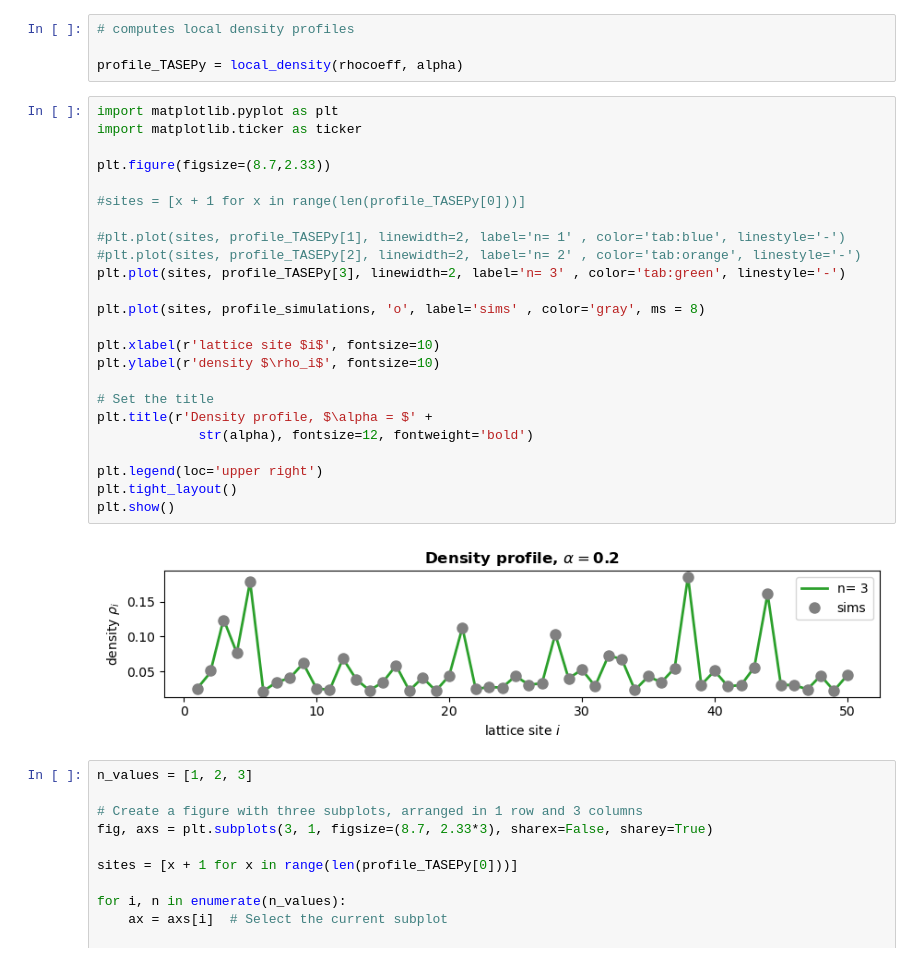
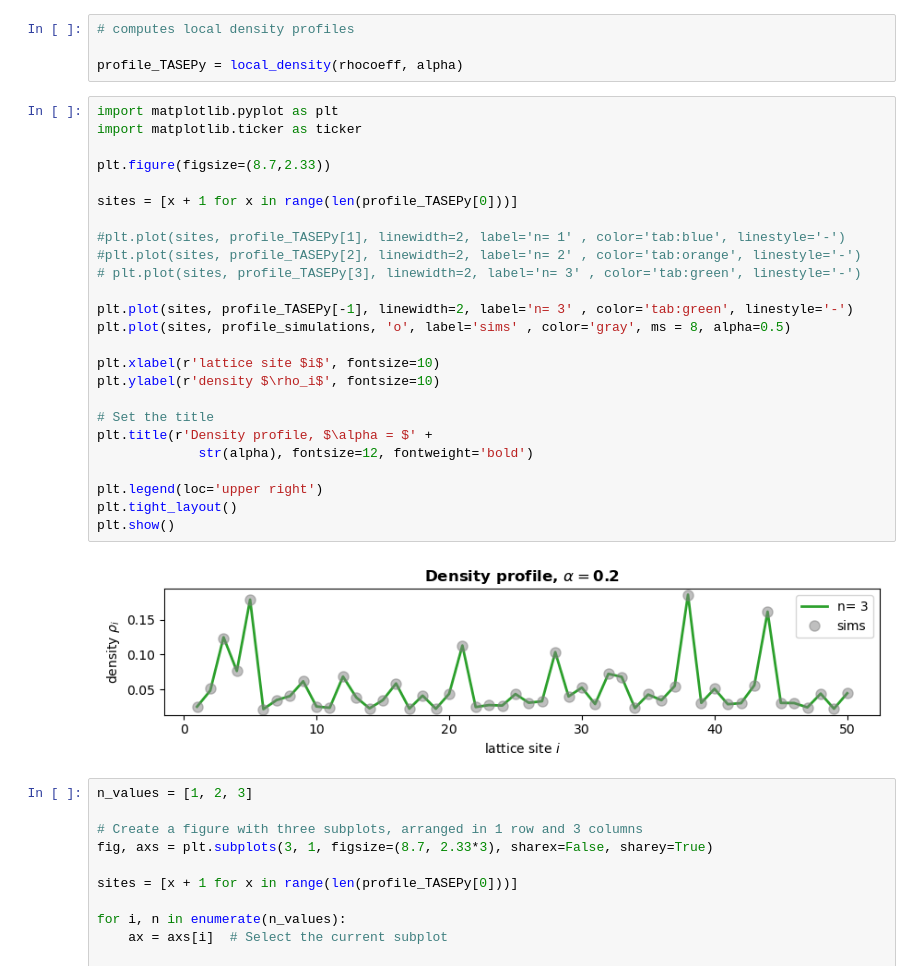
Before and after one commit to ExclusionProcess-tools/TASEPy, a Jupyter notebook: TASEPy_benchmarks.ipynb, the cells around one changed output. Saved outputs shown, nothing was run; the diff lists cells and outputs as text.

```diff
--- a/TASEPy_benchmarks.ipynb
+++ b/TASEPy_benchmarks.ipynb
@@ -380,29 +380,30 @@ profile_TASEPy = local_density(rhocoeff, alpha)
 # %%
 import matplotlib.pyplot as plt
 import matplotlib.ticker as ticker
 
 plt.figure(figsize=(8.7,2.33))
 
-#sites = [x + 1 for x in range(len(profile_TASEPy[0]))]
+sites = [x + 1 for x in range(len(profile_TASEPy[0]))]
 
 #plt.plot(sites, profile_TASEPy[1], linewidth=2, label='n= 1' , color='tab:blue', linestyle='-')
 #plt.plot(sites, profile_TASEPy[2], linewidth=2, label='n= 2' , color='tab:orange', linestyle='-')
-plt.plot(sites, profile_TASEPy[3], linewidth=2, label='n= 3' , color='tab:green', linestyle='-')
+# plt.plot(sites, profile_TASEPy[3], linewidth=2, label='n= 3' , color='tab:green', linestyle='-')
 
-plt.plot(sites, profile_simulations, 'o', label='sims' , color='gray', ms = 8)
+plt.plot(sites, profile_TASEPy[-1], linewidth=2, label='n= 3' , color='tab:green', linestyle='-')
+plt.plot(sites, profile_simulations, 'o', label='sims' , color='gray', ms = 8, alpha=0.5)
 
 plt.xlabel(r'lattice site $i$', fontsize=10)
 plt.ylabel(r'density $\rho_i$', fontsize=10)
 
 # Set the title
 plt.title(r'Density profile, $\alpha = $' +
              str(alpha), fontsize=12, fontweight='bold')
 
 plt.legend(loc='upper right')
 plt.tight_layout()
 plt.show()
 # %% [output]
-[figure, old version]
+[figure, new version]
 # %%
 n_values = [1, 2, 3]
 
```
Also changed, not shown: parts of 22 cells of this notebook.
